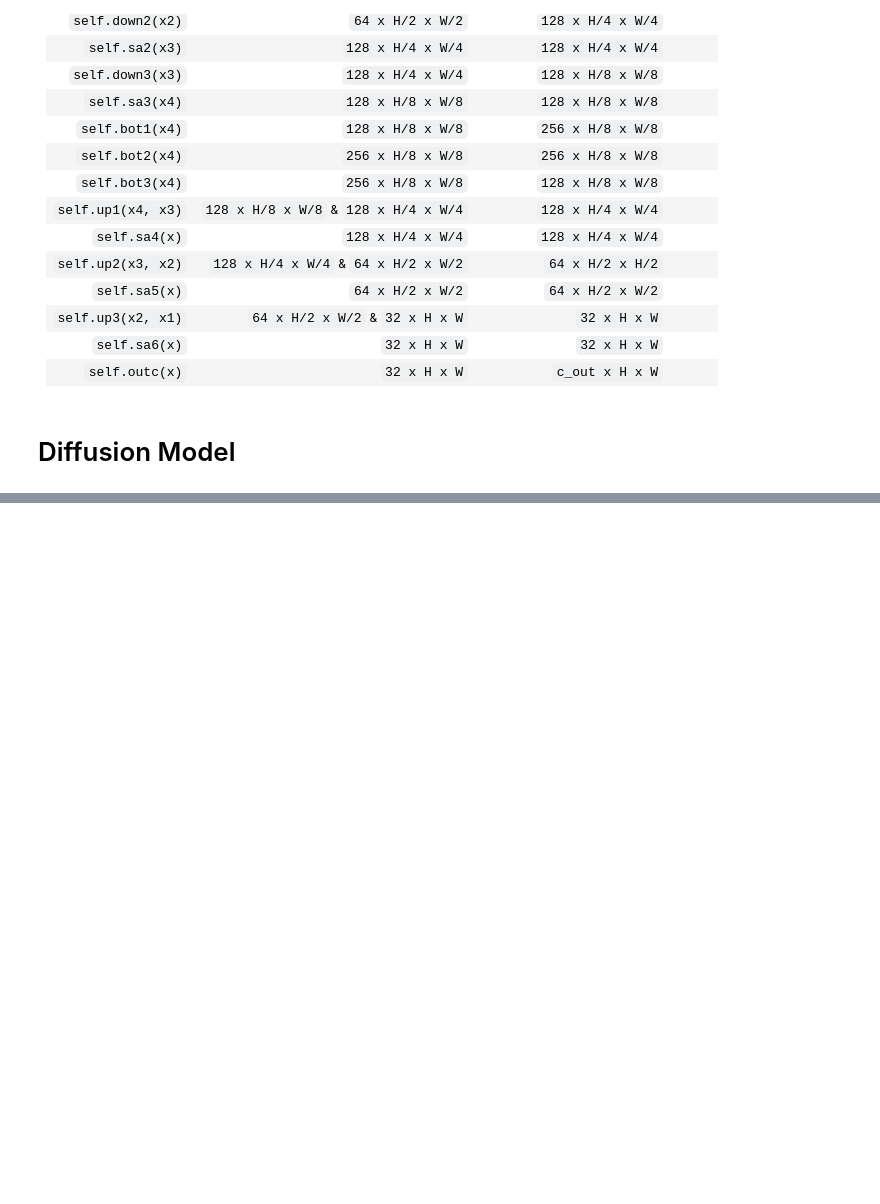
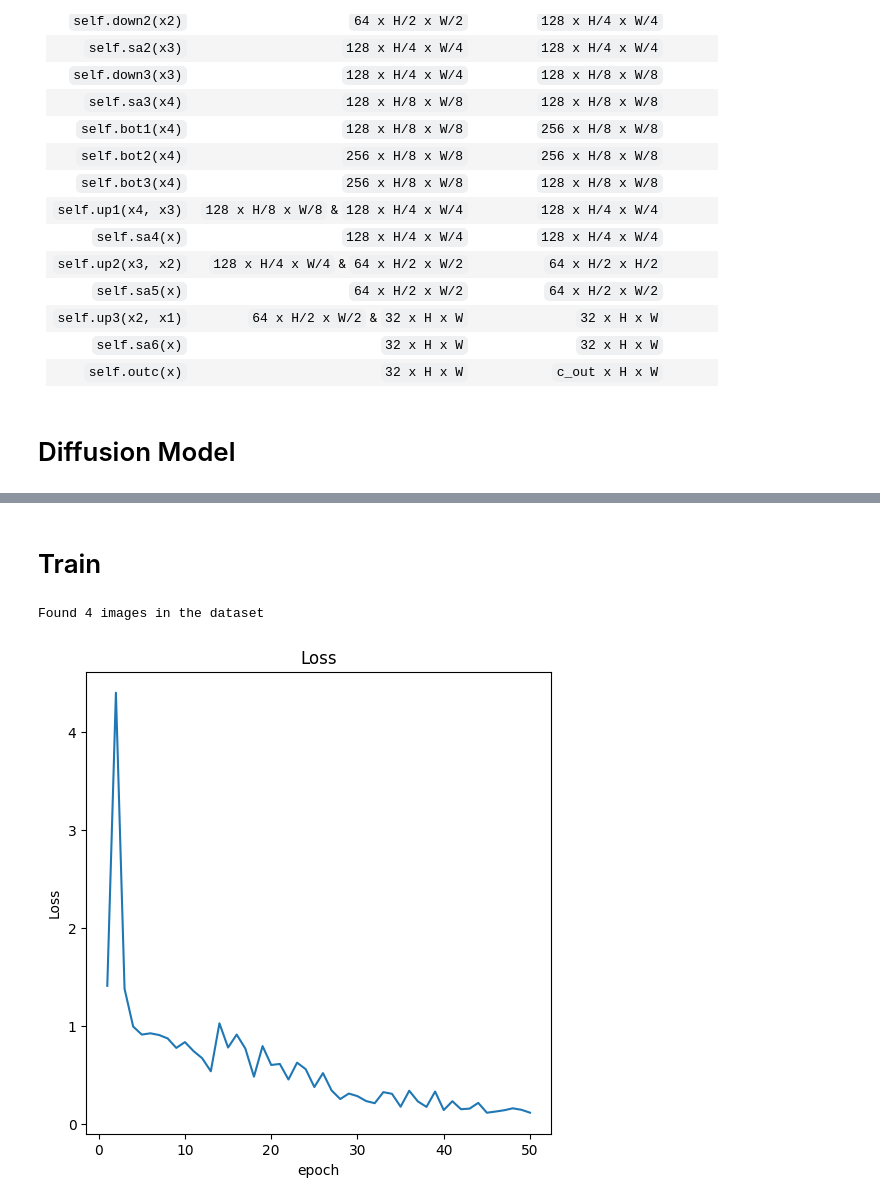
Before and after one commit to RueiBinLi/Generative-Model, a Jupyter notebook: HW1_DDPM/DDPM.ipynb, the cells around one changed output, grey strips where cells are left out. Drawn from its saved outputs; the diff is of its cells as text; code cells hidden in the pictures; blank space fills up the shorter version.

Commit message:
add sample

```diff
--- a/HW1_DDPM/DDPM.ipynb
+++ b/HW1_DDPM/DDPM.ipynb
@@ -174,7 +178,7 @@ class UNet(nn.Module):
 
     def pos_encoding(self, t, channels):
         # sinusoidal embedding formula
-        inv_freq = 1.0 / (10000 ** (torch.arange(0, channels, 2).float() / channels)) # 1.0 / (10000 ** [0/128, 2/128, ..., 126/128])
+        inv_freq = 1.0 / (10000 ** (torch.arange(0, channels, 2).float() / channels)).to(self.device) # 1.0 / (10000 ** [0/128, 2/128, ..., 126/128])
         pos_enc_a = torch.sin(t.repeat(1, channels // 2) * inv_freq) # even dimension
         pos_enc_b = torch.cos(t.repeat(1, channels // 2) * inv_freq) # odd dimension
         pos_enc = torch.cat([pos_enc_a, pos_enc_b], dim=-1)
@@ -238,8 +242,8 @@ class Diffusion:
         model.eval()
         with torch.no_grad():
             x = torch.randn((n, image_channels, self.img_size, self.img_size)).to(self.device) # get a random tensor from standard normal distribution numbers
-            for i in tqdm(reversed(range(1, self.noise_images)), position=0):
-                t = (torch.ones() * i).long().to(self.device)
+            for i in tqdm(reversed(range(1, self.steps)), position=0):  # Fixed: was self.noise_images, should be self.steps
+                t = (torch.ones(n) * i).long().to(self.device)  # Fixed: specify batch size n
                 predicted_noise = model(x, t)
                 alpha = self.alpha[t][:, None, None, None]
                 alpha_bar = self.alpha_bar[t][:, None, None, None]
@@ -257,9 +261,3 @@ class Diffusion:
         result = (result.clamp(-1,1) + 1) / 2 # denormalize the value. Clip the pixel value to [-1,1]. (+1) Shift the value to [0,2]. (/2) Scales the range down to [0,1]
         result = (result * 255).type(torch.uint8) # converts the pixel value to a standard 8-bit image format
         return result
-# %%
-sample = torch.randn((4, 3, 64, 64))
-t = torch.randint(0, 100, (4,))
-
-model = UNet()
-model(sample, t).shape
@@ -267,0 +264,67 @@ torch.Size([4, 3, 64, 64])
+# %% [markdown]
+# Train
+# %%
+def data_preprocessing():
+    IMG_SIZE = 64
+    BATCH_SIZE = 8
+
+    transforms_pipeline = transforms.Compose([
+        transforms.Resize((IMG_SIZE, IMG_SIZE)),
+        transforms.ToTensor(),
+        transforms.Normalize(mean=[0.5,0.5,0.5], std=[0.5,0.5,0.5]), # normalize to [-1,1]
+    ])
+
+    data_folder_path = './data'
+    data = torchvision.datasets.ImageFolder(root=data_folder_path, transform=transforms_pipeline)
+    print(f'Found {len(data)} images in the dataset')
+
+    dataloader = torch.utils.data.DataLoader(
+        data,
+        batch_size=BATCH_SIZE,
+        shuffle=True,
+        num_workers=2,
+    )
+
+    return dataloader
+
+def train(epochs=20, model_path=None, dataloader=None, model=None, diffusion=None):
+    device = 'cuda' if torch.cuda.is_available() else 'cpu'
+    model.to(device)
+
+    optimizer = optim.Adam(model.parameters(), lr=0.001)
+    mse = nn.MSELoss()
+
+    l = len(dataloader)
+    loss_all = []
+
+    for epoch in range(epochs):
+        pbar = tqdm(dataloader)
+        epoch_loss = 0.0
+        for i, (images, _) in enumerate(pbar):
+            images = images.to(device)
+            t = diffusion.sample_timesteps(images.shape[0]).to(device)
+            x_t, noise = diffusion.noise_images(images, t)
+            predicted_noise = model(x_t, t)
+            loss = mse(noise, predicted_noise)
+
+            optimizer.zero_grad() # reset the gradients
+            loss.backward() # calculate the gradients
+            optimizer.step() # update all the models parameter
+            epoch_loss += loss.item() # calculate the epoch loss
+            pbar.set_postfix(MSE=loss.item()) # display the loss of each batch
+
+        avg_loss = epoch_loss / l
+        loss_all.append(avg_loss)
+
+    return loss_all
+
+device = 'cuda' if torch.cuda.is_available() else 'cpu'
+model = UNet(c_in=3, c_out=3, img_size=64, time_dim=256, device=device)
+diffusion = Diffusion(steps=1000, beta_start=1e-4, beta_end=2e-2, img_size=64, device=device)
+dataloader = data_preprocessing()
+loss_all = train(epochs=50, dataloader=dataloader, model=model, diffusion=diffusion)
+
+plot_loss(loss_all)
+# %% [output]
+Found 4 images in the dataset
+[figure, added]
```
Also changed, not shown: parts of 5 cells of this notebook.
